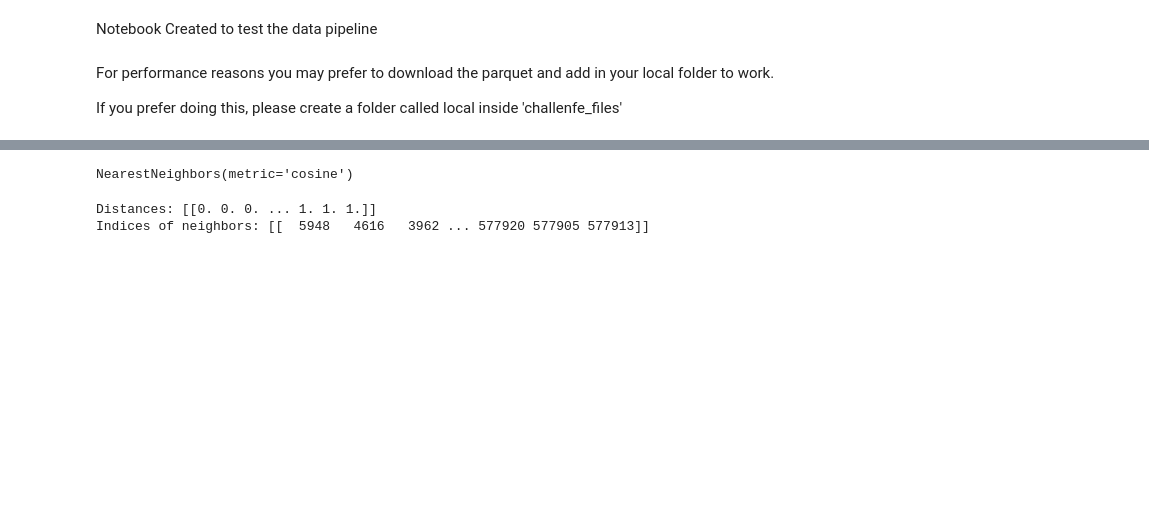
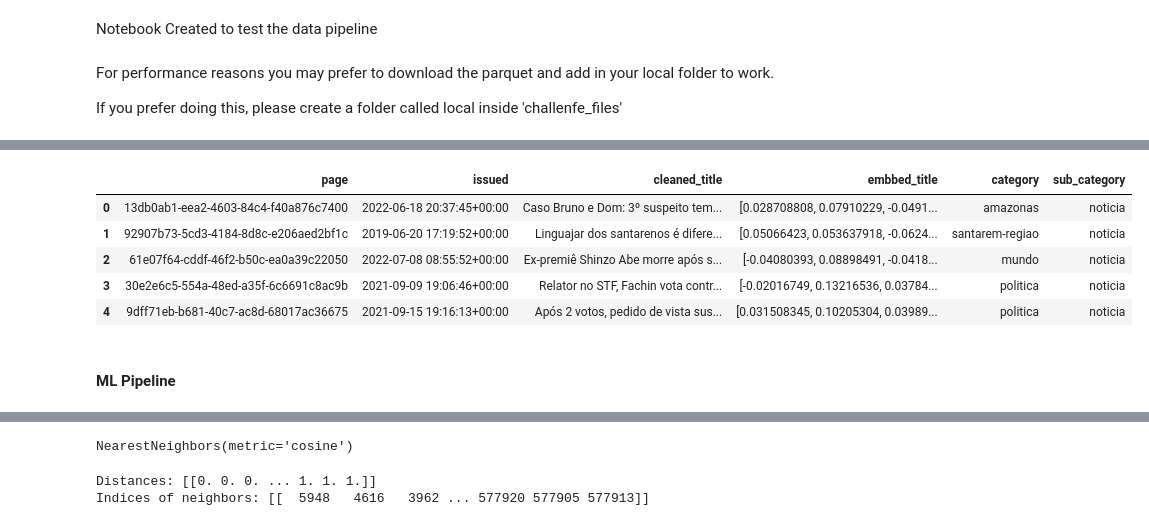
Before and after one commit to BrisaNascimento/globo_recommendation_fiap, a Jupyter notebook: globo_recommendation_fiap/data/challenge_files/notebook.ipynb, the cells around one changed output, grey strips where cells are left out. Saved outputs shown, nothing was run; the diff lists cells and outputs as text; code cells hidden in the pictures; blank space fills up the shorter version.

```diff
--- a/globo_recommendation_fiap/data/challenge_files/notebook.ipynb
+++ b/globo_recommendation_fiap/data/challenge_files/notebook.ipynb
@@ -92,0 +180,12 @@ knn_df.head()
+# %%
+itens_df = itens_pipeline.transform(itens_df)
+itens_df.head()
+# %% [output]
+|  | page | issued | cleaned_title | embbed_title | category | sub_category |
+| 0 | 13db0ab1-eea2-4603-84c4-f40a876c7400 | 2022-06-18 20:37:45+00:00 | Caso Bruno e Dom: 3º suspeito tem... | [0.028708808, 0.07910229, -0.0491... | amazonas | noticia |
+| 1 | 92907b73-5cd3-4184-8d8c-e206aed2bf1c | 2019-06-20 17:19:52+00:00 | Linguajar dos santarenos é difere... | [0.05066423, 0.053637918, -0.0624... | santarem-regiao | noticia |
+| 2 | 61e07f64-cddf-46f2-b50c-ea0a39c22050 | 2022-07-08 08:55:52+00:00 | Ex-premiê Shinzo Abe morre após s... | [-0.04080393, 0.08898491, -0.0418... | mundo | noticia |
+| 3 | 30e2e6c5-554a-48ed-a35f-6c6691c8ac9b | 2021-09-09 19:06:46+00:00 | Relator no STF, Fachin vota contr... | [-0.02016749, 0.13216536, 0.03784... | politica | noticia |
+| 4 | 9dff71eb-b681-40c7-ac8d-68017ac36675 | 2021-09-15 19:16:13+00:00 | Após 2 votos, pedido de vista sus... | [0.031508345, 0.10205304, 0.03989... | politica | noticia |
+# %% [markdown]
+#### ML Pipeline
```
Also changed, not shown: parts of 63 cells of this notebook, 2 other files.
